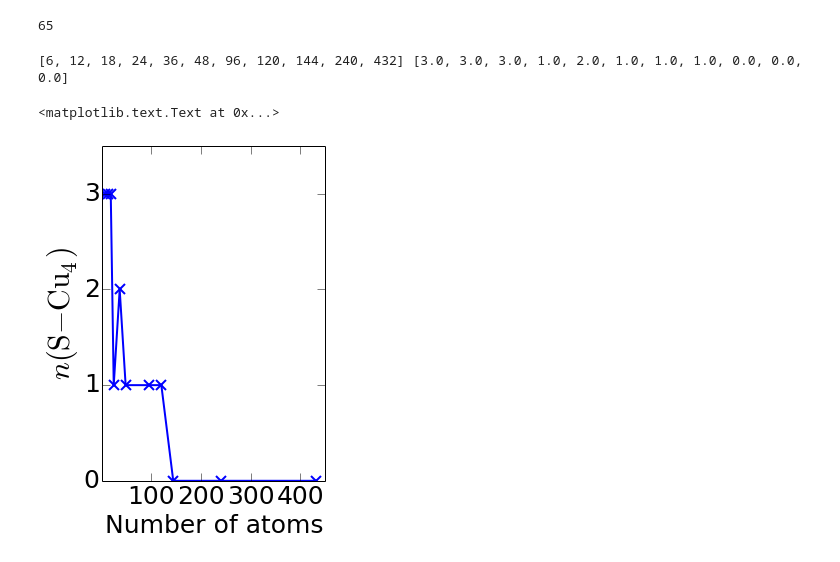
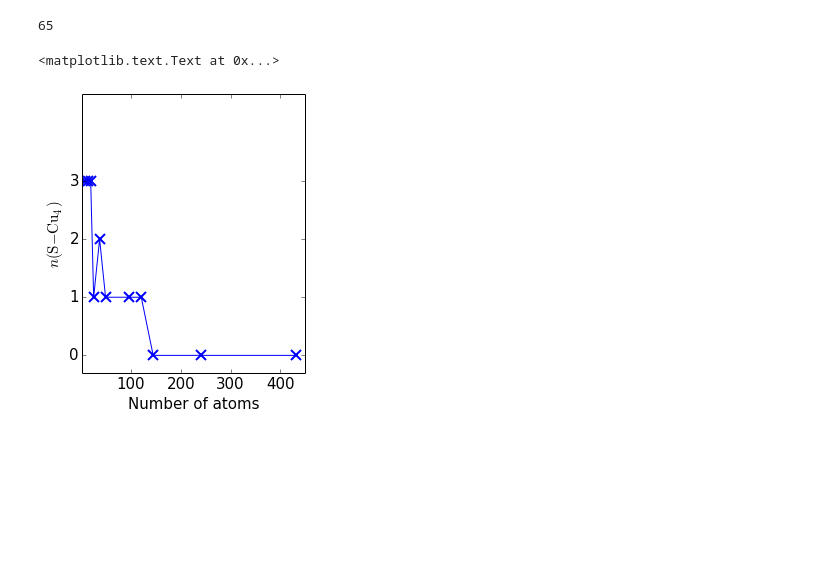
Before and after one commit to pzawadzk/IPython-NB-absorbers, a Jupyter notebook: P6_Exteded_defect.ipynb, the cells around one changed output. Saved outputs shown, nothing was run; the diff lists cells and outputs as text; code cells hidden in the pictures; blank space fills up the shorter version.

```diff
--- a/P6_Exteded_defect.ipynb
+++ b/P6_Exteded_defect.ipynb
@@ -115,34 +124,24 @@ def get_anti_site_motifs(case = 'Cu_Sn'):
 # %%
-data = get_anti_site_motifs()
-x= []
-N= []
-for key in sort(data.keys()):
-    x.append(key)
-    N.append( min(data[key]))
-
-print x, N
-figure(figsize=(4,6))
+figure(figsize=(4,5))
 
 ax = gca()
 
 plot(x, N, '-x', markeredgewidth=2, markersize=10)
 
 
-ax.axis(xmin=0, xmax=450, ymin=0, ymax=3.5)
+ax.axis(xmin=0, xmax=450, ymin=-0.3, ymax=4.5,)
 
 ax.yaxis.set_major_locator(FixedLocator(list(np.linspace(0.0,3,4))))
 ax.xaxis.set_major_locator(FixedLocator(list(np.linspace(100,400,4))))
 
 
-
-ax.set_ylabel('$n(\mathrm{S-Cu}_4)$', fontsize=30)
+ax.set_ylabel('$n(\mathrm{S-Cu}_4)$')
 
 ax.set_xlabel('Number of atoms')
 #plt.setp(ax.get_xticklabels(), visible=False)
 # %% [output]
-[6, 12, 18, 24, 36, 48, 96, 120, 144, 240, 432] [3.0, 3.0, 3.0, 1.0, 2.0, 1.0, 1.0, 1.0, 0.0, 0.0, 0.0]
+<matplotlib.text.Text at 0x...>
-<matplotlib.text.Text at 0x...>
-[figure, old version]
+[figure, new version]
 # %%
 data = get_anti_site_motifs(case = 'Sn_Cu')
 x= []
```
Also changed, not shown: parts of 2 cells of this notebook, 4 other files.
